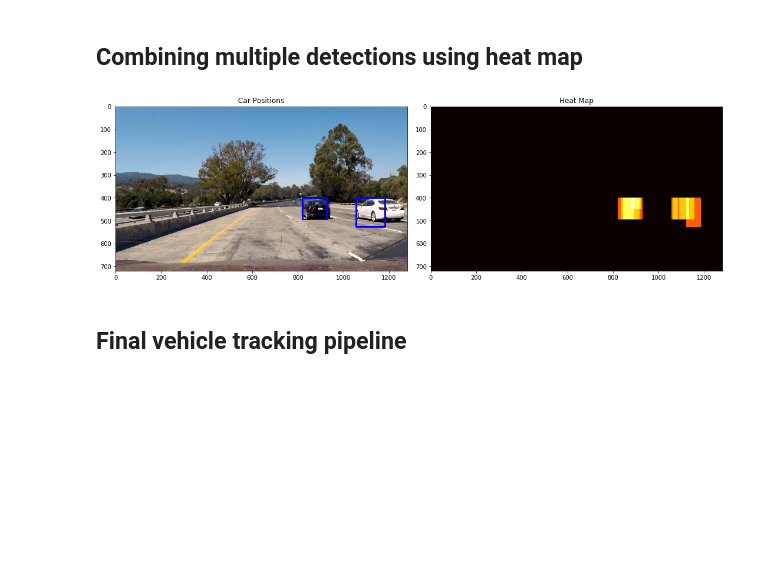
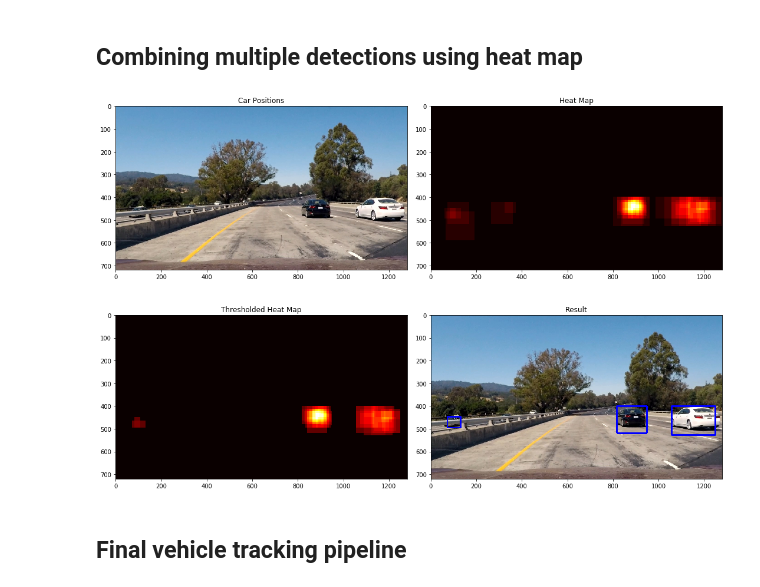
Before and after one commit to AndyKnight09/CarND-Vehicle-Detection, a Jupyter notebook: project.ipynb, the cells around one changed output. Drawn from its saved outputs; the diff is of its cells as text; code cells hidden in the pictures; blank space fills up the shorter version.

```diff
--- a/project.ipynb
+++ b/project.ipynb
@@ -266,10 +266,10 @@ def extract_features(imgs, color_space='RGB', spatial_size=(32, 32),
     return features
 
 # Feature extraction parameters
-color_space = 'LUV' # Can be RGB, HSV, LUV, HLS, YUV, YCrCb
-orient = 9  # HOG orientations
+color_space = 'YCrCb' # Can be RGB, HSV, LUV, HLS, YUV, YCrCb
+orient = 8  # HOG orientations
 pix_per_cell = 8 # HOG pixels per cell
-cell_per_block = 2 # HOG cells per block
+cell_per_block = 1 # HOG cells per block
 hog_channel = "ALL" # Can be 0, 1, 2, or "ALL"
 spatial_size = (16, 16) # Spatial binning dimensions
 hist_bins = 32    # Number of histogram bins
@@ -701,48 +530,58 @@ def apply_threshold(heatmap, threshold):
     heatmap[heatmap <= threshold] = 0
     # Return thresholded map
     return heatmap
 
-def labels_to_boxes(labels):
+def labels_to_boxes(labels, min_size=0):
     # Create list of bounding boxes
     box_list = []
     # Iterate through all detected cars
     for car_number in range(1, labels[1]+1):
         # Find pixels with each car_number label value
         nonzero = (labels[0] == car_number).nonzero()
         # Identify x and y values of those pixels
         nonzeroy = np.array(nonzero[0])
         nonzerox = np.array(nonzero[1])
         # Define a bounding box based on min/max x and y
         bbox = ((np.min(nonzerox), np.min(nonzeroy)), (np.max(nonzerox), np.max(nonzeroy)))
-        # Add box to list
-        box_list.append(bbox)
+        # Check size of box
+        if (bbox[1][0] - bbox[0][0]) * (bbox[1][1] - bbox[0][1]) > min_size:
+            # Add box to list
+            box_list.append(bbox)
     # Return list of bounding boxes
     return box_list
 
+fig = plt.figure(figsize=(15,10))
+
+plt.subplot(2,2,1)
+plt.imshow(image)
+plt.title('Car Positions')
+
 # Add heat to each box in box list
-heat = add_heat(heat,box_list)
+heat = add_heat(heat, box_list)
+
+plt.subplot(2,2,2)
+plt.imshow(heat, cmap='hot')
+plt.title('Heat Map')
 
 # Apply threshold to help remove false positives
 heat = apply_threshold(heat,2)
 
-# Visualize the heatmap when displaying
-heatmap = np.clip(heat, 0, 255)
+plt.subplot(2,2,3)
+plt.imshow(heat, cmap='hot')
+plt.title('Thresholded Heat Map')
 
 # Find final boxes from heatmap using label function
-labeled_regions = label(heatmap)
-bboxes = labels_to_boxes(labeled_regions)
+labeled_regions = label(heat)
+bboxes = labels_to_boxes(labeled_regions,50*50)
 draw_img = draw_boxes(image, bboxes)
 
-fig = plt.figure(figsize=(15,15))
-plt.subplot(121)
+plt.subplot(2,2,4)
 plt.imshow(draw_img)
-plt.title('Car Positions')
-plt.subplot(122)
-plt.imshow(heatmap, cmap='hot')
-plt.title('Heat Map')
+plt.title('Result')
+
 fig.tight_layout()
 # %% [output]
-[figure, old version]
+[figure, new version]
 # %% [markdown]
 ## Final vehicle tracking pipeline
 # %%
```
Also changed, not shown: parts of 14 cells of this notebook, 2 other files.
